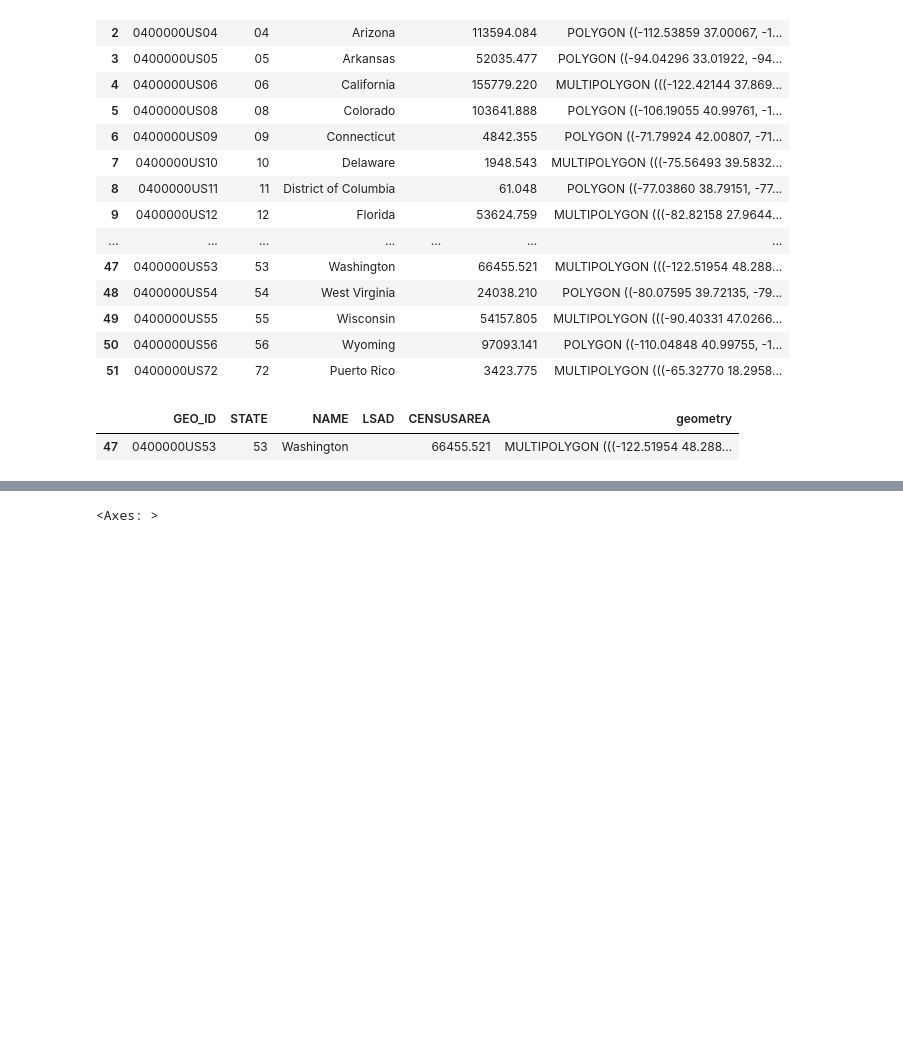
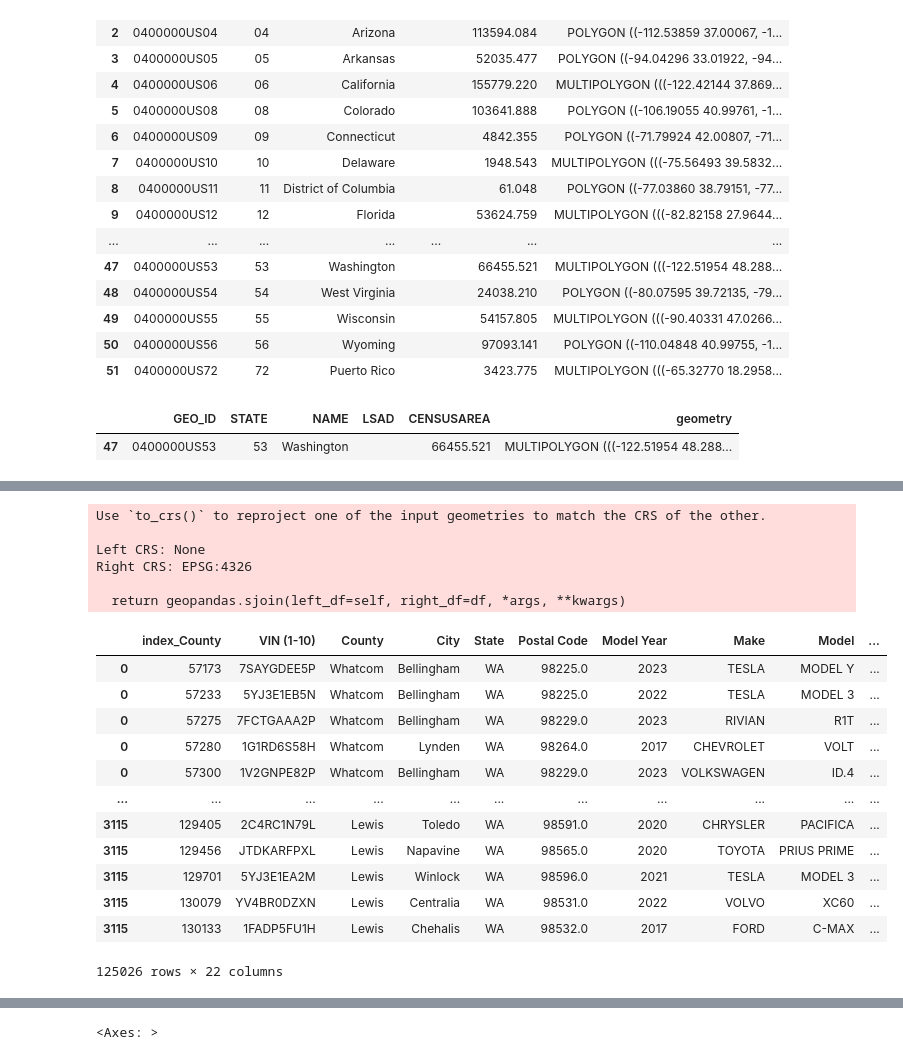
Before and after one commit to tarunNaveen24/DataAnalysis, a Jupyter notebook: analysis.ipynb, the cells around one changed output, grey strips where cells are left out. Saved outputs shown, nothing was run; the diff lists cells and outputs as text; code cells hidden in the pictures; blank space fills up the shorter version.

```diff
--- a/analysis.ipynb
+++ b/analysis.ipynb
@@ -211,0 +243,23 @@ import matplotlib.pyplot as plt
+# %%
+merged = gdf.sjoin(wa_counties, how='right', lsuffix='County', rsuffix='NAME')
+merged
+# %% [output]
+Use `to_crs()` to reproject one of the input geometries to match the CRS of the other.
+
+Left CRS: None
+Right CRS: EPSG:4326
+
+  return geopandas.sjoin(left_df=self, right_df=df, *args, **kwargs)
+|  | index_County | VIN (1-10) | County | City | State | Postal Code | Model Year | Make | Model | ... |
+| 0 | 57173 | 7SAYGDEE5P | Whatcom | Bellingham | WA | 98225.0 | 2023 | TESLA | MODEL Y | ... |
+| 0 | 57233 | 5YJ3E1EB5N | Whatcom | Bellingham | WA | 98225.0 | 2022 | TESLA | MODEL 3 | ... |
+| 0 | 57275 | 7FCTGAAA2P | Whatcom | Bellingham | WA | 98229.0 | 2023 | RIVIAN | R1T | ... |
+| 0 | 57280 | 1G1RD6S58H | Whatcom | Lynden | WA | 98264.0 | 2017 | CHEVROLET | VOLT | ... |
+| 0 | 57300 | 1V2GNPE82P | Whatcom | Bellingham | WA | 98229.0 | 2023 | VOLKSWAGEN | ID.4 | ... |
+| ... | ... | ... | ... | ... | ... | ... | ... | ... | ... | ... |
+| 3115 | 129405 | 2C4RC1N79L | Lewis | Toledo | WA | 98591.0 | 2020 | CHRYSLER | PACIFICA | ... |
+| 3115 | 129456 | JTDKARFPXL | Lewis | Napavine | WA | 98565.0 | 2020 | TOYOTA | PRIUS PRIME | ... |
+| 3115 | 129701 | 5YJ3E1EA2M | Lewis | Winlock | WA | 98596.0 | 2021 | TESLA | MODEL 3 | ... |
+| 3115 | 130079 | YV4BR0DZXN | Lewis | Centralia | WA | 98531.0 | 2022 | VOLVO | XC60 | ... |
+| 3115 | 130133 | 1FADP5FU1H | Lewis | Chehalis | WA | 98532.0 | 2017 | FORD | C-MAX | ... |
+125026 rows × 22 columns
```
Also changed, not shown: parts of 5 cells of this notebook.
